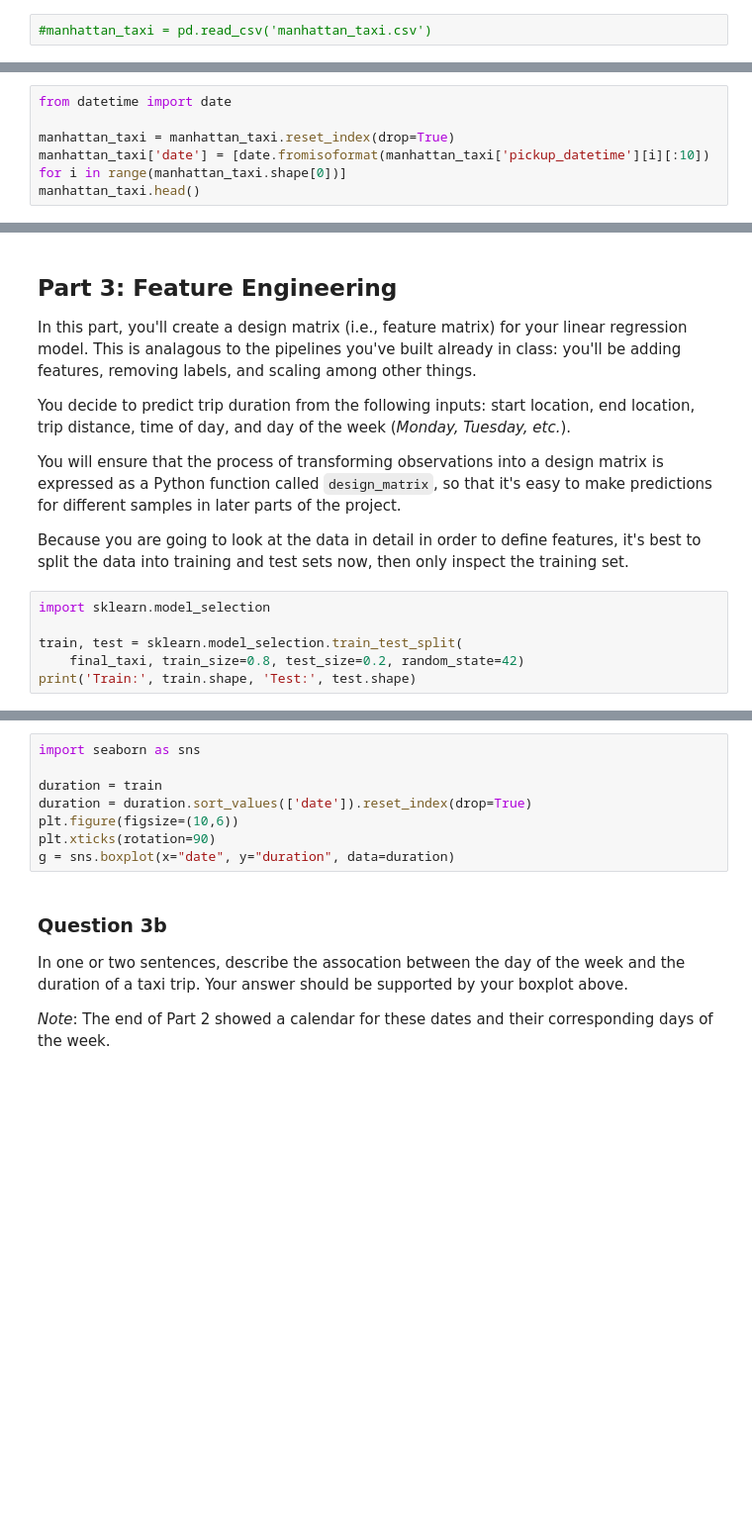
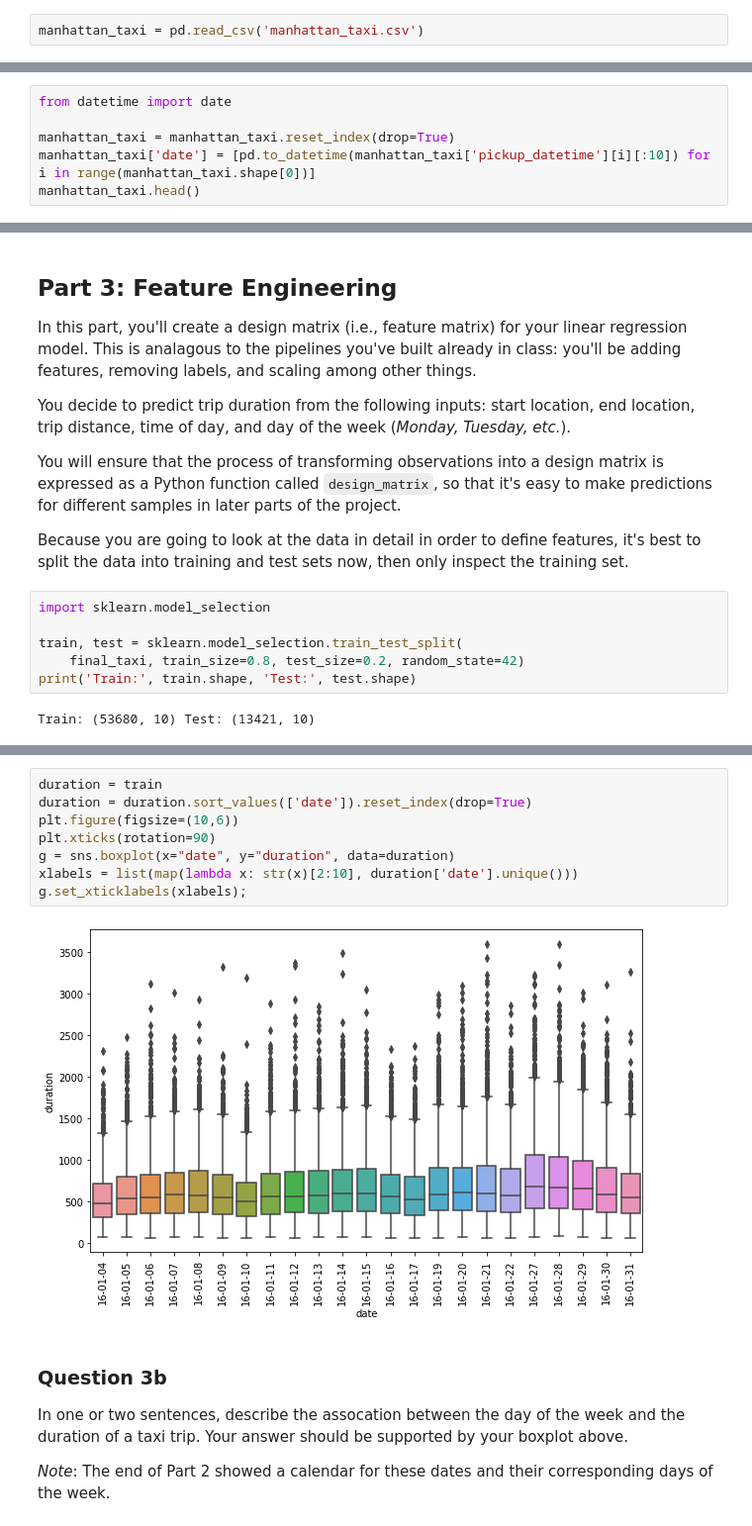
Before and after one commit to paramshah10/get-that-data, a Jupyter notebook: Taxi Ride Duration/proj3.ipynb, the cells around one changed output, grey strips where cells are left out. Shown: that part at 99% size. Saved outputs shown, nothing was run; the diff lists cells and outputs as text; blank space fills up the shorter version.

```diff
--- a/Taxi Ride Duration/proj3.ipynb
+++ b/Taxi Ride Duration/proj3.ipynb
@@ -208,7 +221,7 @@ ok.grade("q1c");
 # %% [markdown]
 If you are unable to solve the problem above, have trouble with the tests, or want to work on the rest of the project before solving it, run the following cell to load the cleaned Manhattan data directly. (Note that you may not solve the previous problem just by loading this data file; you have to actually write the code.)
 # %%
-#manhattan_taxi = pd.read_csv('manhattan_taxi.csv')
+manhattan_taxi = pd.read_csv('manhattan_taxi.csv')
 # %% [markdown]
 A scatter diagram of only Manhattan taxi rides has the familiar shape of Manhattan Island.
 # %%
@@ -274,5 +292,5 @@ points: 1
 from datetime import date
 
 manhattan_taxi = manhattan_taxi.reset_index(drop=True)
-manhattan_taxi['date'] = [date.fromisoformat(manhattan_taxi['pickup_datetime'][i][:10]) for i in range(manhattan_taxi.shape[0])]
+manhattan_taxi['date'] = [pd.to_datetime(manhattan_taxi['pickup_datetime'][i][:10]) for i in range(manhattan_taxi.shape[0])]
 manhattan_taxi.head()
@@ -340,6 +380,8 @@ import sklearn.model_selection
 train, test = sklearn.model_selection.train_test_split(
     final_taxi, train_size=0.8, test_size=0.2, random_state=42)
 print('Train:', train.shape, 'Test:', test.shape)
+# %% [output]
+Train: (53680, 10) Test: (13421, 10)
 # %% [markdown]
 ### Question 3a
 
@@ -359,13 +401,15 @@ format: image
 -->
 <!-- EXPORT TO PDF -->
 # %%
-import seaborn as sns
-
 duration = train
 duration = duration.sort_values(['date']).reset_index(drop=True)
 plt.figure(figsize=(10,6))
 plt.xticks(rotation=90)
 g = sns.boxplot(x="date", y="duration", data=duration)
+xlabels = list(map(lambda x: str(x)[2:10], duration['date'].unique()))
+g.set_xticklabels(xlabels);
+# %% [output]
+[figure, added]
 # %% [markdown]
 ### Question 3b
 
```
Also changed, not shown: parts of 57 cells of this notebook, 4 other files.
